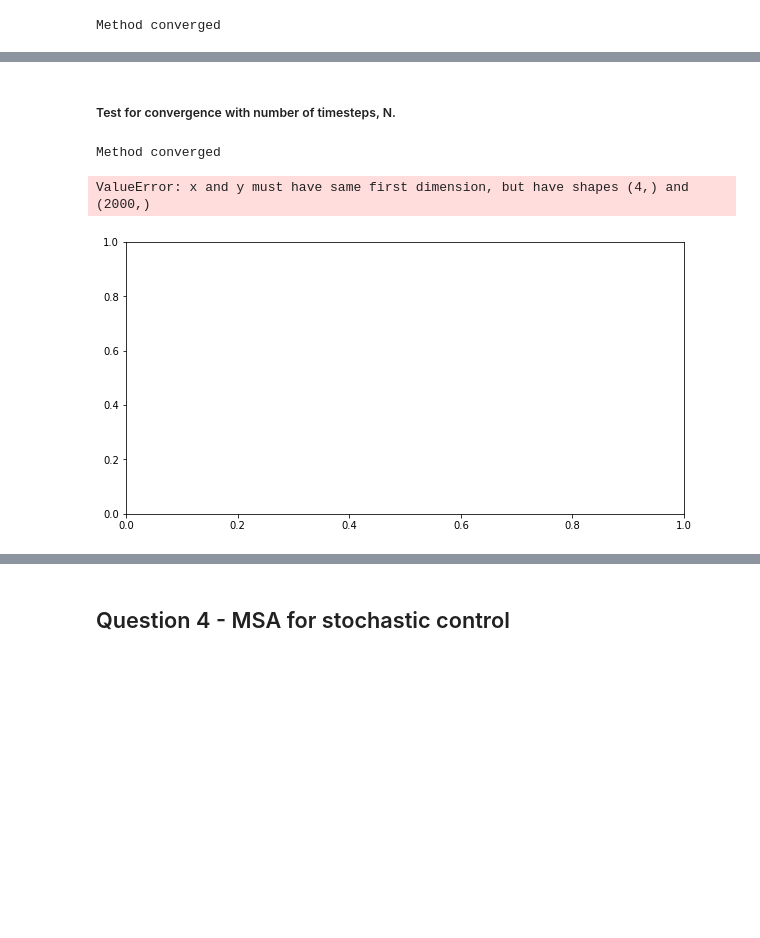
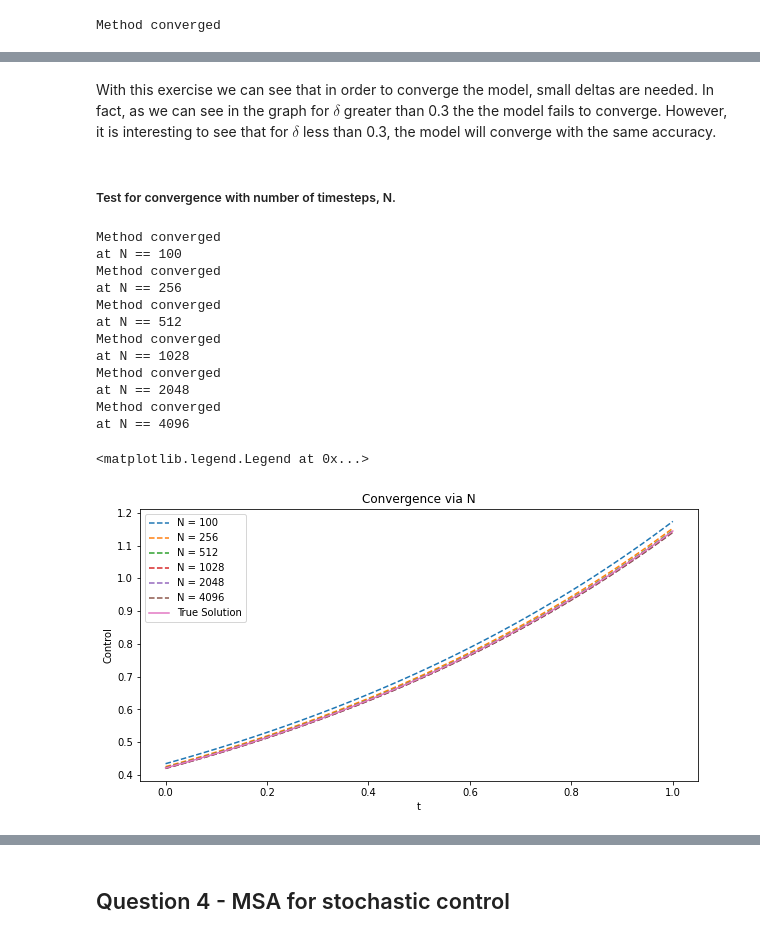
Before and after one commit to s2133934/SCDAA_CW_2021, a Jupyter notebook: notebook.ipynb, the cells around one changed output, grey strips where cells are left out. Cells and saved outputs as stored; diff of their text form; code cells hidden in the pictures; blank space fills up the shorter version.

```diff
--- a/notebook.ipynb
+++ b/notebook.ipynb
@@ -358,6 +359,7 @@ The summary of each experiment is written in the summary of question 2.
 
 ##### 1. Testing number of Monte Carlo Samples `N_mc` (`hermite order`, `N` timesteps = constant)
 # %%
+# Warning! This cell takes approx 5 minutes to run!
 '''Increasing Monte carlo samples
 '''
 N_mc_samples = [10,50,100,500,1000] #,5000,10000]
@@ -369,7 +371,7 @@ final_error = []
 
 for i in range(len(N_mc_samples)):
     for j in range(evaluations):
-        sol_Y, paths_Y, BSM_price, BSM_delta = BSDE_BSM2(N_mc_samples[i], N, T, S_0, r, sigma, mu, K, hermite_order, plot=False)
+        sol_Y, paths_Y, BSM_price, BSM_delta,Z_full = BSDE_BSM2(N_mc_samples[i], N, T, S_0, r, sigma, mu, K, hermite_order, plot=False)
         #print(np.abs(sol_Y - BSM_price))
         errors[j,i] = np.abs(sol_Y - BSM_price)
 
@@ -384,6 +386,7 @@ splot.set(xscale='log', yscale = 'log',xlabel='Monte Carlo samples', ylabel='Err
 # %% [markdown]
 ##### 2. Testing N timesteps `N = 500, 1000, 2000, 5000, 10000` (`N_mc`, `hermite_order` = constant)
 # %%
+# Warning! This cell takes approx 5 minutes to run!
 '''Increasing number of timesteps N
 '''
 N_timesteps = [500, 1000, 2000, 5000, 10000] # N_timesteps = [2**power for power in range(2,8)]
@@ -396,7 +399,7 @@ final_error_Ntimesteps = []
 
 for i in range(len(N_timesteps)):
     for j in range(evaluations):
-        sol_Y, paths_Y, BSM_price, BSM_delta = BSDE_BSM2(N_mc_samples, N_timesteps[i], T, S_0, r, sigma, mu, K, hermite_order, plot=False)
+        sol_Y, paths_Y, BSM_price, BSM_delta, Z_full = BSDE_BSM2(N_mc_samples, N_timesteps[i], T, S_0, r, sigma, mu, K, hermite_order, plot=False)
         errors[j,i] = np.abs(sol_Y - BSM_price)
 
     final_error_Ntimesteps.append(np.mean(errors[:,i]))
@@ -410,6 +413,7 @@ splot.set(xscale='log', yscale = 'log',xlabel='Number of timesteps', ylabel='Err
 # %% [markdown]
 ##### 3. Testing `hermite_order = 1,2,3 ...,10` (`N_mc`, `N` timesteps = constant)
 # %%
+# Warning! This cell takes approx 5 minutes to run!
 '''Increase Hermite Order
 '''
 hermite_orders = range(1,10)
@@ -421,7 +425,7 @@ final_error_hermite = []
 
 for i in range(len(hermite_orders)):
     for j in range(evaluations):
-        sol_Y, paths_Y, BSM_price, BSM_delta = BSDE_BSM2(N_mc_samples, N, T, S_0, r, sigma, mu, K, hermite_orders[i], plot=False)
+        sol_Y, paths_Y, BSM_price, BSM_delta, Z_full = BSDE_BSM2(N_mc_samples, N, T, S_0, r, sigma, mu, K, hermite_orders[i], plot=False)
         errors[j,i] = np.abs(sol_Y - BSM_price)
 
     final_error_hermite.append(np.mean(errors[:,i]))
@@ -846,33 +860,46 @@ at delta == 0.3
+# %% [markdown]
+With this exercise we can see that in order to converge the model, small deltas are needed. In fact, as we can see in the graph for $\delta$ greater than 0.3 the the model fails to converge. However, it is interesting to see that for $\delta$ less than 0.3, the model will converge with the same accuracy.
 # %% [markdown]
 ##### Test for convergence with number of timesteps, N.
 # %%
 # test convergence for N
-Ns = [4, 16, 32, 64, 128, 256] #, 512, 1028, 2048, 4096, 5000, 6000, 8000]
+N_time = [100, 256, 512, 1028, 2048, 4096]
 legend = []
-gain = float('-inf')# big negative number
-time_steps = np.linspace(0,T,N_time)
+gain = float('-inf')
 
 fig = plt.figure(figsize=(10,5))
-for i in range(len(Ns)):
+for i in range(len(N_time)):
 
-    x = np.ones(N_time)
-    y = np.ones(N_time)
-    alpha = np.zeros(N_time) #np.ones(N_time)
+    x = np.ones(N_time[i])
+    y = np.ones(N_time[i])
+    alpha = np.zeros(N_time[i]) #np.ones(N_time)
+    time_steps = np.linspace(0,T,N_time[i])
 
-    J, J_actual, iteration, X, Y,alphas = Linear_quadratic_control(T, Ns[i], x, y, epsilon, alpha, delta, max_iterations)
+    J, J_actual, iteration, X, Y,alphas = Linear_quadratic_control(T, N_time[i], x, y, epsilon, alpha, delta, max_iterations)
     #test_alphas, _, _, _ = LinearQuadraticControl(T=1, N=Ns[i], x=1, epsilon=1e-5, alpha_0=np.zeros(Ns[i]), R=-1, delta=0.01)
     if np.mean(Y) != 0:
         plt.plot(time_steps, alphas, linestyle = '--')
-        legend.append(f'N = {Ns[i]}')
-    print(f'at N == {Ns[i]}')
+        legend.append(f'N = {N_time[i]}')
+    print(f'at N == {N_time[i]}')
 
 legend.append('True Solution')
 plt.title('Convergence via N')
-plt.plot(time_steps, Y_true_ours)
+plt.plot(np.linspace(0,T,2000), Y_true/2)
 plt.xlabel('t')
 plt.ylabel('Control')
 plt.legend(legend)
 # %% [output]
 Method converged
+at N == 100
+Method converged
+at N == 256
+Method converged
+at N == 512
+Method converged
+at N == 1028
+Method converged
+at N == 2048
+Method converged
+at N == 4096
-ValueError: x and y must have same first dimension, but have shapes (4,) and (2000,)
+<matplotlib.legend.Legend at 0x...>
-[figure, old version]
+[figure, new version]
```
Also changed, not shown: parts of 44 cells of this notebook.
